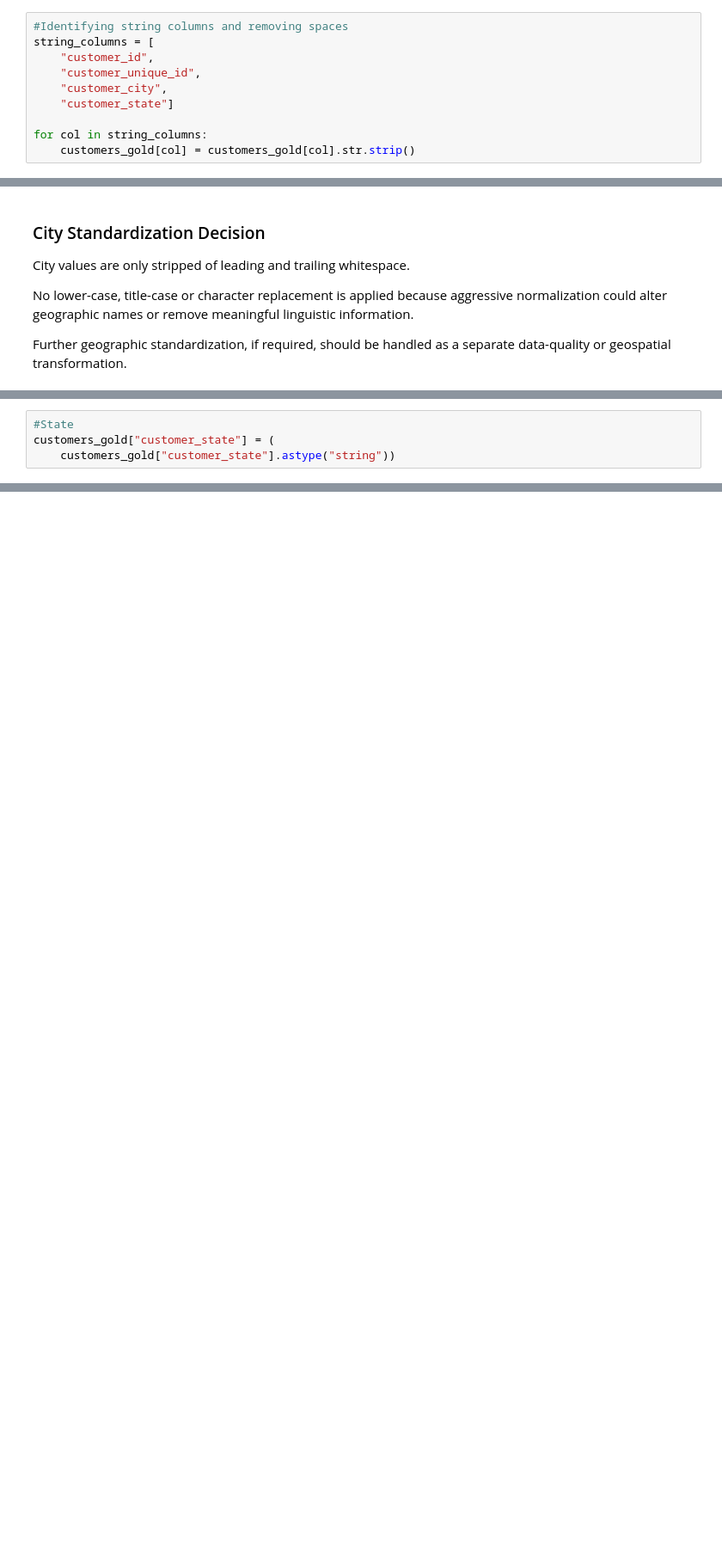
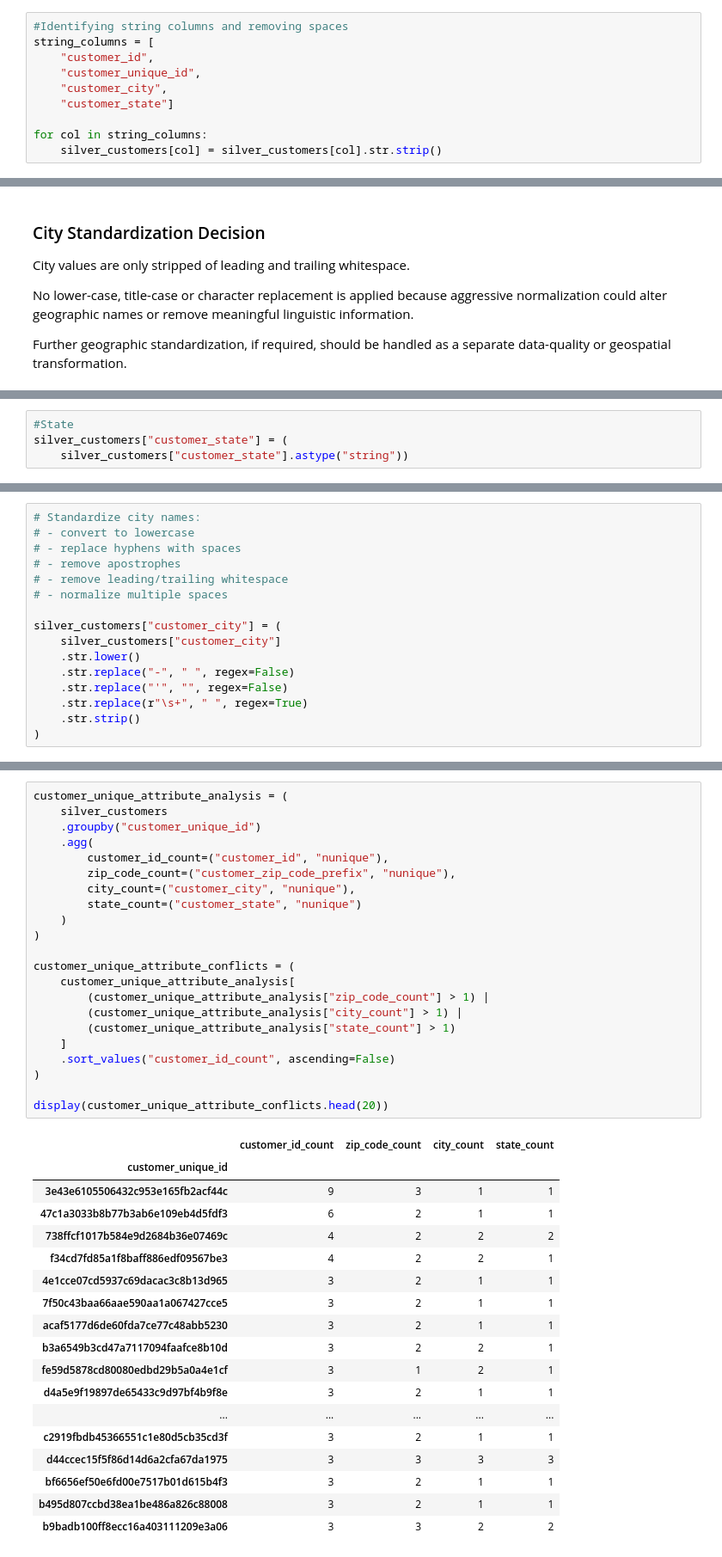
Before and after one commit to dtyrna/olist-marketplace-analysis, a Jupyter notebook: notebooks/01_customers_preprocessing.ipynb, the cells around one changed output, grey strips where cells are left out. Shown at 86% size. Cells and saved outputs as stored; diff of their text form; blank space fills up the shorter version.

Commit message:
adding notebooks and scripts for customers, orders, order_review_en

```diff
--- a/notebooks/01_customers_preprocessing.ipynb
+++ b/notebooks/01_customers_preprocessing.ipynb
@@ -329,6 +338,6 @@ string_columns = [
     "customer_state"]
 
 for col in string_columns:
-    customers_gold[col] = customers_gold[col].str.strip()
+    silver_customers[col] = silver_customers[col].str.strip()
 # %%
 #Normalize 'state' and check
@@ -376,6 +385,6 @@ customers_gold["customer_city"] = (
 # %%
 #State
-customers_gold["customer_state"] = (
-    customers_gold["customer_state"].astype("string"))
+silver_customers["customer_state"] = (
+    silver_customers["customer_state"].astype("string"))
 # %%
 #ZIP Prefix
@@ -415,3 +423,19 @@ customer_zip_code_prefix    0
 customer_city               0
 customer_state              0
 dtype: int64
+# %%
+# Standardize city names:
+# - convert to lowercase
+# - replace hyphens with spaces
+# - remove apostrophes
+# - remove leading/trailing whitespace
+# - normalize multiple spaces
+
+silver_customers["customer_city"] = (
+    silver_customers["customer_city"]
+    .str.lower()
+    .str.replace("-", " ", regex=False)
+    .str.replace("'", "", regex=False)
+    .str.replace(r"\s+", " ", regex=True)
+    .str.strip()
+)
@@ -446,0 +538,41 @@ assert customers_gold["customer_id"].is_unique
+# %%
+customer_unique_attribute_analysis = (
+    silver_customers
+    .groupby("customer_unique_id")
+    .agg(
+        customer_id_count=("customer_id", "nunique"),
+        zip_code_count=("customer_zip_code_prefix", "nunique"),
+        city_count=("customer_city", "nunique"),
+        state_count=("customer_state", "nunique")
+    )
+)
+
+customer_unique_attribute_conflicts = (
+    customer_unique_attribute_analysis[
+        (customer_unique_attribute_analysis["zip_code_count"] > 1) |
+        (customer_unique_attribute_analysis["city_count"] > 1) |
+        (customer_unique_attribute_analysis["state_count"] > 1)
+    ]
+    .sort_values("customer_id_count", ascending=False)
+)
+
+display(customer_unique_attribute_conflicts.head(20))
+# %% [output]
+|  | customer_id_count | zip_code_count | city_count | state_count |
+| customer_unique_id |  |  |  |  |
+| 3e43e6105506432c953e165fb2acf44c | 9 | 3 | 1 | 1 |
+| 47c1a3033b8b77b3ab6e109eb4d5fdf3 | 6 | 2 | 1 | 1 |
+| 738ffcf1017b584e9d2684b36e07469c | 4 | 2 | 2 | 2 |
+| f34cd7fd85a1f8baff886edf09567be3 | 4 | 2 | 2 | 1 |
+| 4e1cce07cd5937c69dacac3c8b13d965 | 3 | 2 | 1 | 1 |
+| 7f50c43baa66aae590aa1a067427cce5 | 3 | 2 | 1 | 1 |
+| acaf5177d6de60fda7ce77c48abb5230 | 3 | 2 | 1 | 1 |
+| b3a6549b3cd47a7117094faafce8b10d | 3 | 2 | 2 | 1 |
+| fe59d5878cd80080edbd29b5a0a4e1cf | 3 | 1 | 2 | 1 |
+| d4a5e9f19897de65433c9d97bf4b9f8e | 3 | 2 | 1 | 1 |
+| ... | ... | ... | ... | ... |
+| c2919fbdb45366551c1e80d5cb35cd3f | 3 | 2 | 1 | 1 |
+| d44ccec15f5f86d14d6a2cfa67da1975 | 3 | 3 | 3 | 3 |
+| bf6656ef50e6fd00e7517b01d615b4f3 | 3 | 2 | 1 | 1 |
+| b495d807ccbd38ea1be486a826c88008 | 3 | 2 | 1 | 1 |
+| b9badb100ff8ecc16a403111209e3a06 | 3 | 3 | 2 | 2 |
```
Also changed, not shown: parts of 51 cells of this notebook, 4 other files.
